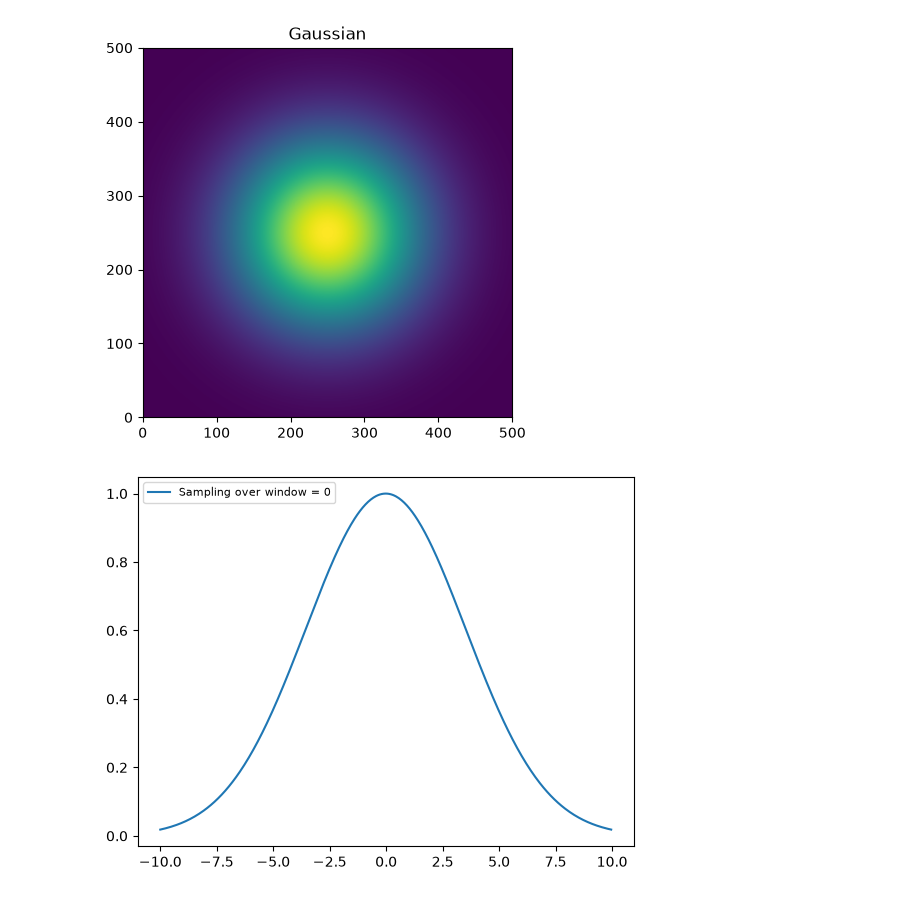
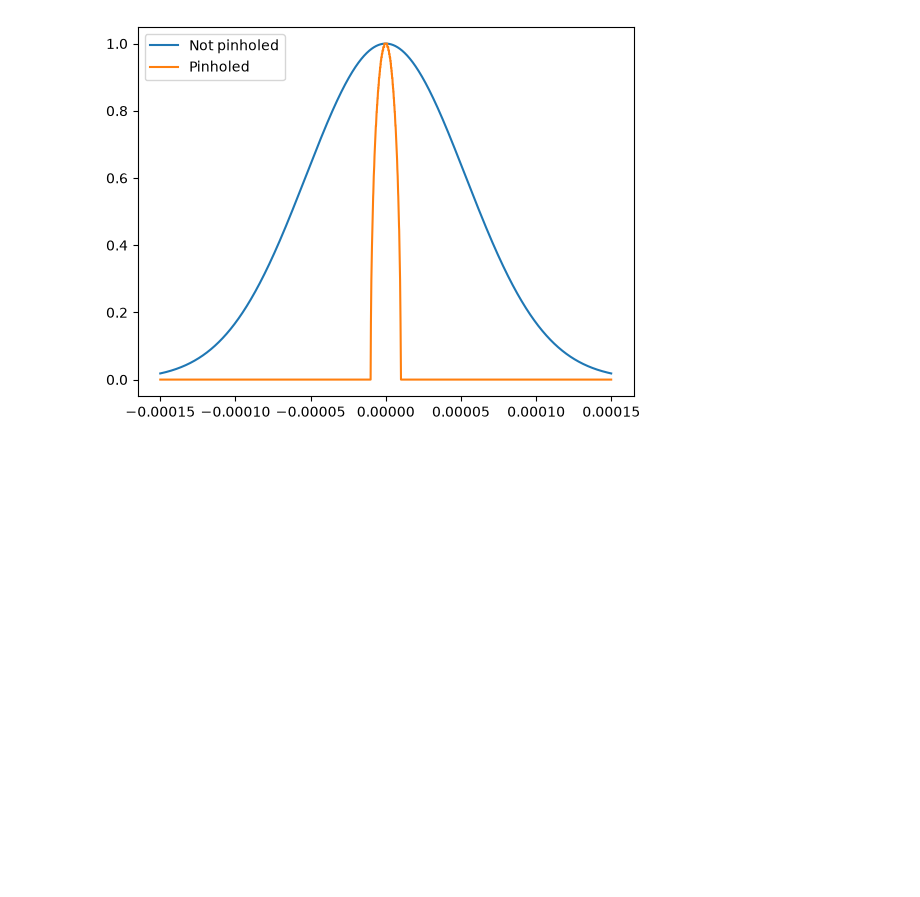
Before and after one commit to cosmosian-42/fraunhofer_diffraction, a Jupyter notebook: gaussian_beam/applying_a_mask.ipynb, the cells around one changed output. Saved outputs shown, nothing was run; the diff lists cells and outputs as text; code cells hidden in the pictures; blank space fills up the shorter version.

```diff
--- a/gaussian_beam/applying_a_mask.ipynb
+++ b/gaussian_beam/applying_a_mask.ipynb
@@ -172,47 +172,56 @@ def pinhole(x, y, radius, amp):
     Returns:
         amp (np.meshgrid): the updated amplitude values
     """
-    i = 0
-    n = 0
-    while i < len(x):
-        while n < len(y):
-            if x[i,n]**2 + y[i,n]**2 >= radius**2:
-                amp[i,n] = 0
-            n += 1
-        i += 1
+
+    # somehow this works fairly well
+
+    a = 0
+    b = 0
+
+    while a < len(x):
+        if x[a,b]**2 + y[a,b]**2 >= radius**2:
+            amp[a,b] = 0
+        b += 1
+        if len(x) == b:
+            b = 0
+            a += 1
     return amp
 # %%
 # sets initial parameters of the beam
 
 wavelength = 29
 omega_0 = 7.5e-5
 z = 1e-10 # at the source
 a_0 = 100
 n = 1
-variable = omega_0 * 2
+variable = omega_0 * 2 # window size as a linear function of omega_0
+samples = 3000
 
 
 # defines a meshgrid of xy values and calculates the beam at this point
 
-initial_beam_x = np.linspace(-variable,variable,500)
-initial_beam_y = np.linspace(-variable,variable,500)
+initial_beam_x = np.linspace(-variable,variable,samples)
+initial_beam_y = np.linspace(-variable,variable,samples)
 x_mesh, y_mesh = np.meshgrid(initial_beam_x, initial_beam_y)
 amp, phase = gaussian_beam(omega_0, z, wavelength, a_0, x_mesh, y_mesh, n)
+
+marginal = np.sum(amp, 0)
+plt.plot(np.linspace(-variable,variable,samples, endpoint = False), marginal/np.max(marginal), '-', label = ('Not pinholed'))
+
 amp = pinhole(x_mesh, y_mesh, 1e-5, amp)
 
 # plots this as an image in 2D to be observed
-plt.figure()
-plt.imshow(amp, extent = [0,len(amp), 0, len(amp[0])], origin = 'lower')
-plt.title('Gaussian')
-plt.show()
+# plt.figure()
+# plt.imshow(amp, extent = [0,len(amp), 0, len(amp[0])], origin = 'lower')
+# plt.title('Gaussian')
+# plt.show()
 
 marginal = np.sum(amp, 0)
-plt.plot(np.linspace(-10,10,500, endpoint = False), marginal/np.max(marginal), '-', label = (f'Sampling over window = {int(2*variable)}'))
-plt.legend(fontsize = 8, loc = 2)
+plt.plot(np.linspace(-variable,variable,samples, endpoint = False), marginal/np.max(marginal), '-', label = ('Pinholed'))
+plt.legend(fontsize = 10, loc = 2)
 plt.show()
 # %% [output]
-[figure, old version]
+[figure, new version]
-[figure, removed]
 # %%
 fig = plt.figure()
 ax = fig.add_subplot(111, projection='3d')
```
Also changed, not shown: parts of 4 cells of this notebook, 1 other file.
